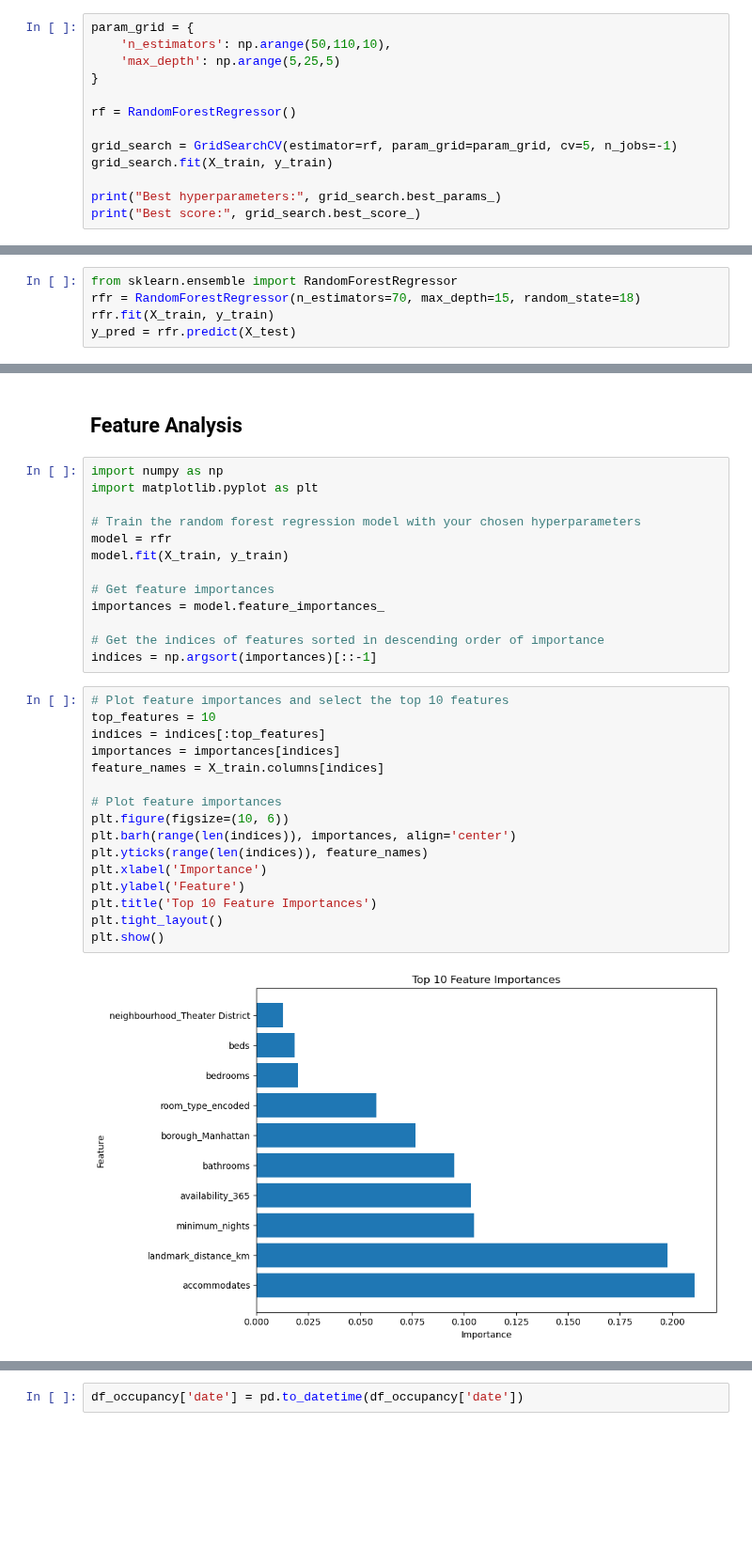
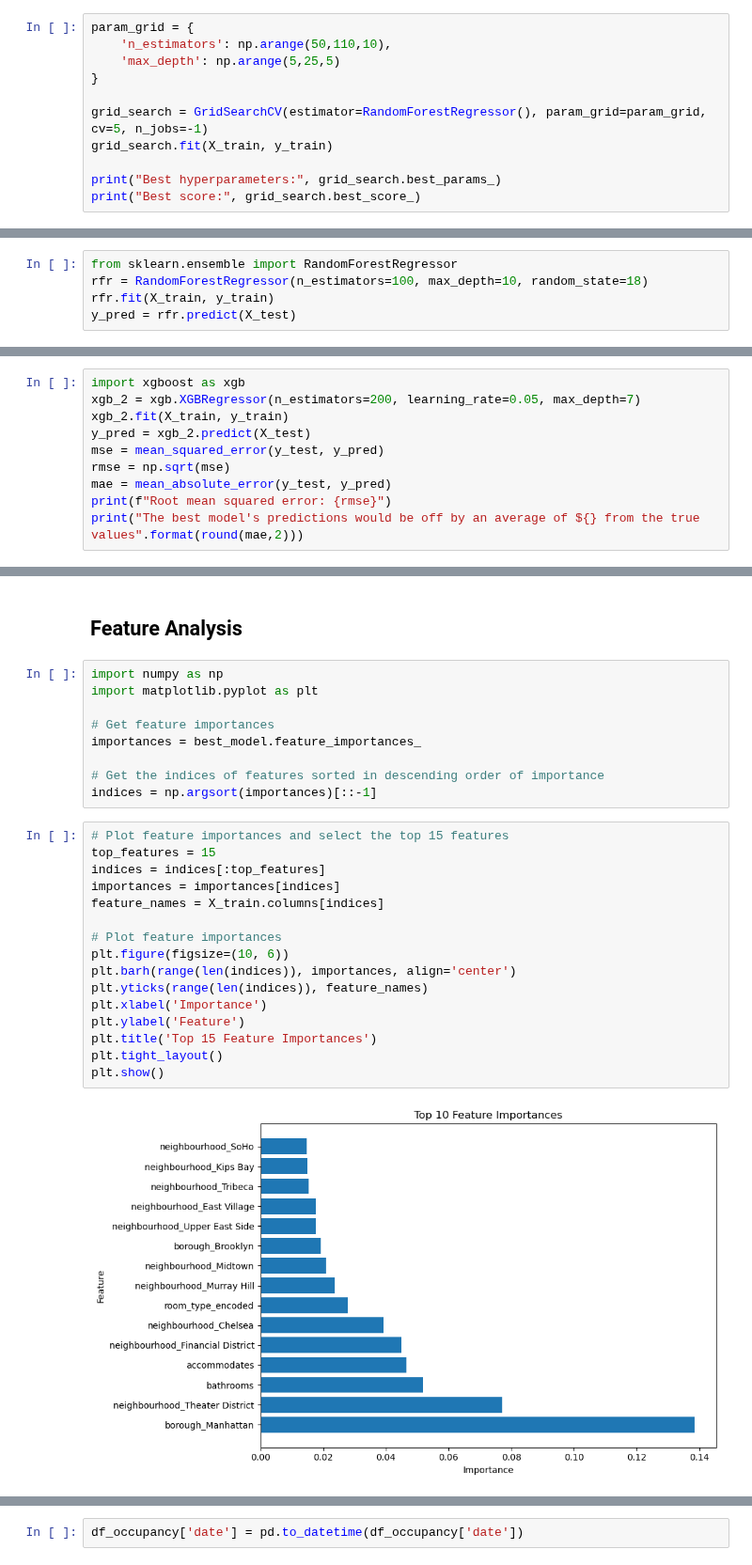
Before and after one commit to n-altawam/Sprinboard, a Jupyter notebook: Capstone 2/5. Modelling.ipynb, the cells around one changed output, grey strips where cells are left out. Shown at 94% size. Saved outputs shown, nothing was run; the diff lists cells and outputs as text; blank space fills up the shorter version.

```diff
--- a/Capstone 2/5. Modelling.ipynb
+++ b/Capstone 2/5. Modelling.ipynb
@@ -196,9 +159,7 @@ param_grid = {
     'max_depth': np.arange(5,25,5)
 }
 
-rf = RandomForestRegressor()
-
-grid_search = GridSearchCV(estimator=rf, param_grid=param_grid, cv=5, n_jobs=-1)
+grid_search = GridSearchCV(estimator=RandomForestRegressor(), param_grid=param_grid, cv=5, n_jobs=-1)
 grid_search.fit(X_train, y_train)
 
 print("Best hyperparameters:", grid_search.best_params_)
@@ -210,7 +171,7 @@ Best score: 0.6473112956586872
 As this Grid Search produced a better score than the previous, I will use the new best parameters.
 # %%
 from sklearn.ensemble import RandomForestRegressor
-rfr = RandomForestRegressor(n_estimators=70, max_depth=15, random_state=18)
+rfr = RandomForestRegressor(n_estimators=100, max_depth=10, random_state=18)
 rfr.fit(X_train, y_train)
 y_pred = rfr.predict(X_test)
 # %%
@@ -274,0 +236,10 @@ The best model's predictions would be off by an average of $56.36 from the true
+# %%
+import xgboost as xgb
+xgb_2 = xgb.XGBRegressor(n_estimators=200, learning_rate=0.05, max_depth=7)
+xgb_2.fit(X_train, y_train)
+y_pred = xgb_2.predict(X_test)
+mse = mean_squared_error(y_test, y_pred)
+rmse = np.sqrt(mse)
+mae = mean_absolute_error(y_test, y_pred)
+print(f"Root mean squared error: {rmse}")
+print("The best model's predictions would be off by an average of ${} from the true values".format(round(mae,2)))
@@ -280,30 +254,26 @@ So the performance slightly dropped with the XGB model. The best model is the RF
 import numpy as np
 import matplotlib.pyplot as plt
 
-# Train the random forest regression model with your chosen hyperparameters
-model = rfr
-model.fit(X_train, y_train)
-
 # Get feature importances
-importances = model.feature_importances_
+importances = best_model.feature_importances_
 
 # Get the indices of features sorted in descending order of importance
 indices = np.argsort(importances)[::-1]
 # %%
-# Plot feature importances and select the top 10 features
-top_features = 10
+# Plot feature importances and select the top 15 features
+top_features = 15
 indices = indices[:top_features]
 importances = importances[indices]
 feature_names = X_train.columns[indices]
 
 # Plot feature importances
 plt.figure(figsize=(10, 6))
 plt.barh(range(len(indices)), importances, align='center')
 plt.yticks(range(len(indices)), feature_names)
 plt.xlabel('Importance')
 plt.ylabel('Feature')
-plt.title('Top 10 Feature Importances')
+plt.title('Top 15 Feature Importances')
 plt.tight_layout()
 plt.show()
 # %% [output]
-[figure, old version]
+[figure, new version]
```
Also changed, not shown: parts of 30 cells of this notebook, 11 other files.
